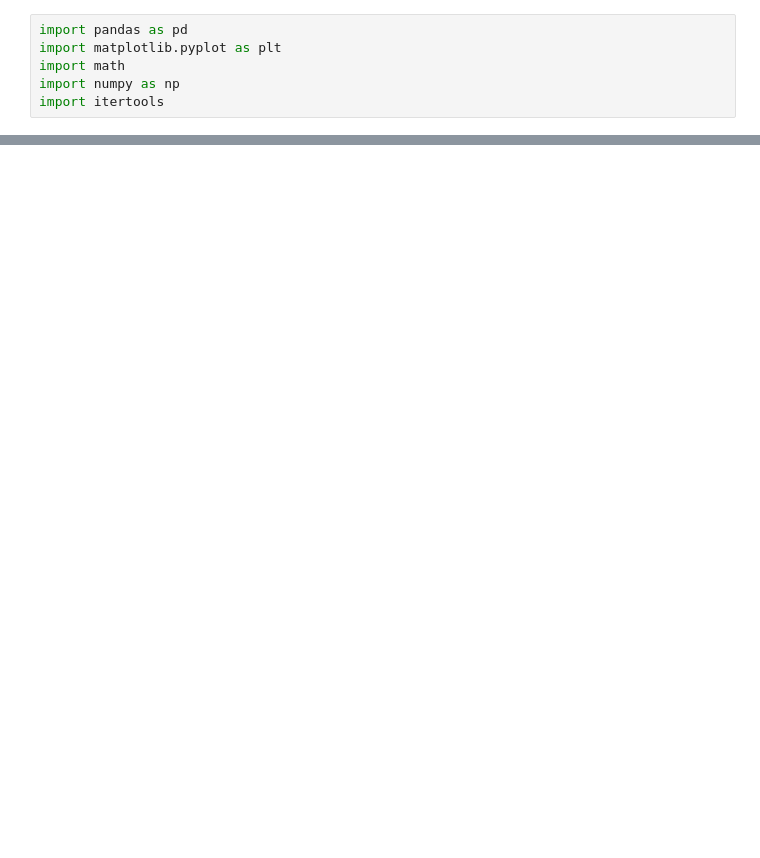
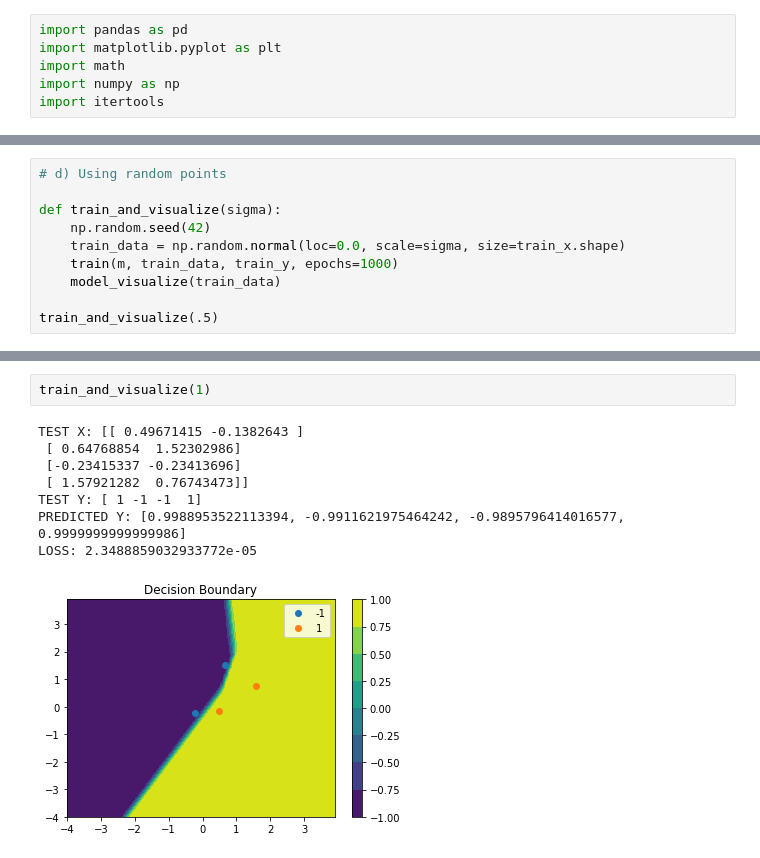
Before and after one commit to ezhang7423/ece180, a Jupyter notebook: hw5/xor.ipynb, the cells around one changed output, grey strips where cells are left out. Saved outputs shown, nothing was run; the diff lists cells and outputs as text; blank space fills up the shorter version.

```diff
--- a/hw5/xor.ipynb
+++ b/hw5/xor.ipynb
@@ -190,0 +205,10 @@ test(m, train_x, train_y, verbose=True)
+# %%
+# d) Using random points
+
+def train_and_visualize(sigma):
+    np.random.seed(42)
+    train_data = np.random.normal(loc=0.0, scale=sigma, size=train_x.shape)
+    train(m, train_data, train_y, epochs=1000)
+    model_visualize(train_data)
+
+train_and_visualize(.5)
@@ -190,0 +224,11 @@ test(m, train_x, train_y, verbose=True)
+# %%
+train_and_visualize(1)
+# %% [output]
+TEST X: [[ 0.49671415 -0.1382643 ]
+ [ 0.64768854  1.52302986]
+ [-0.23415337 -0.23413696]
+ [ 1.57921282  0.76743473]]
+TEST Y: [ 1 -1 -1  1]
+PREDICTED Y: [0.9988953522113394, -0.9911621975464242, -0.9895796414016577, 0.9999999999999986]
+LOSS: 2.3488859032933772e-05
+[figure, added]
```
Also changed, not shown: parts of 27 cells of this notebook, 1 other file.
